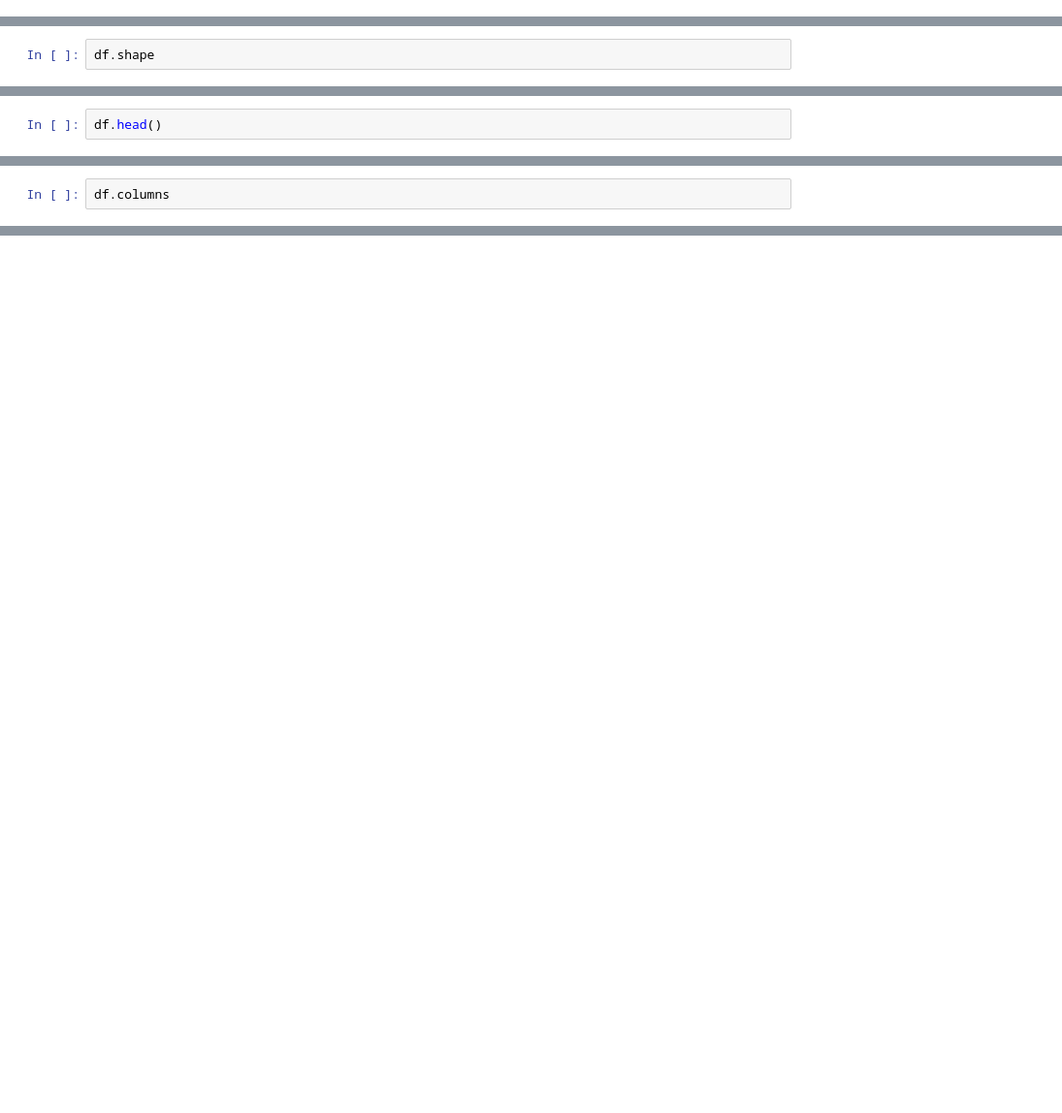
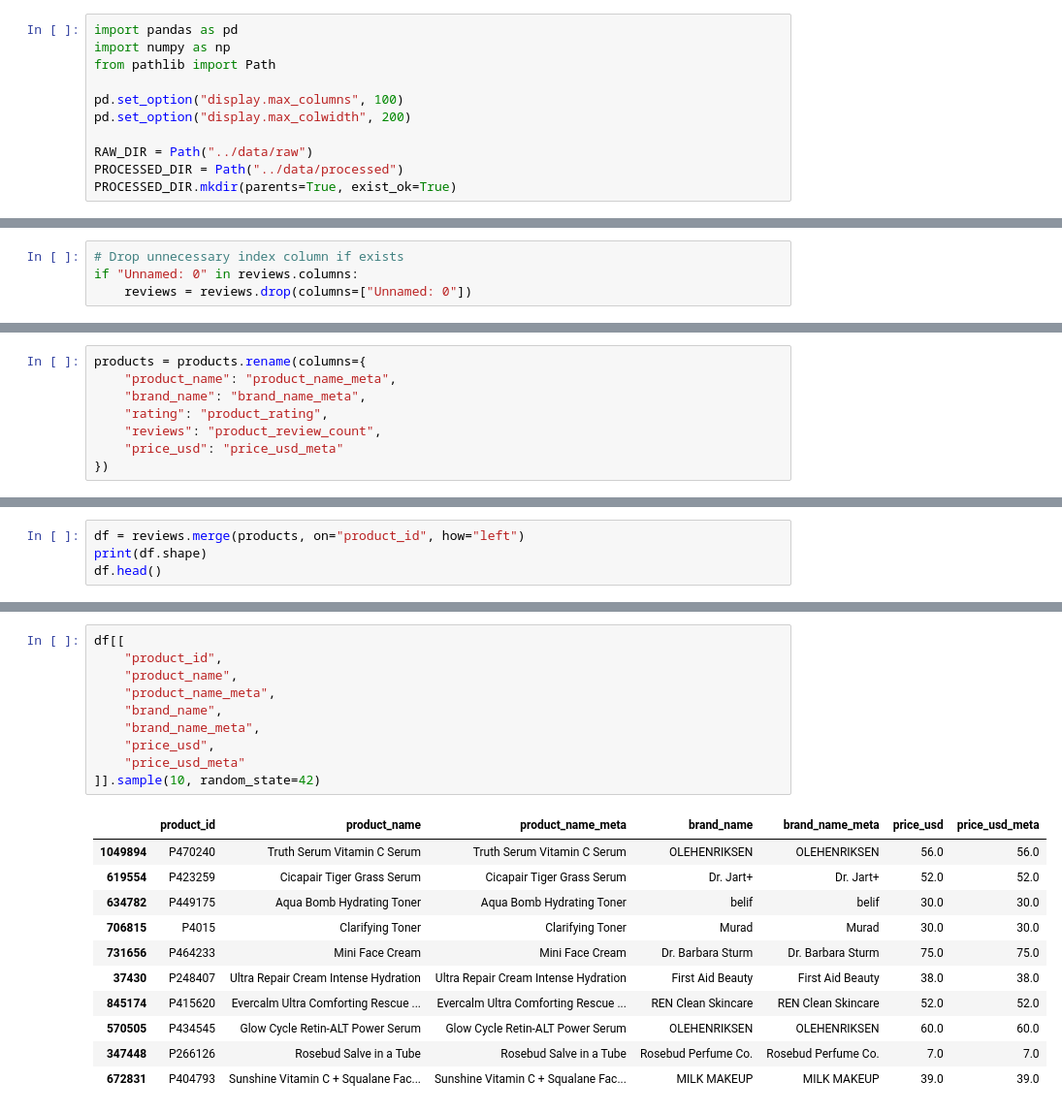
Before and after one commit to buseozgur/Customer-recommendation-model, a Jupyter notebook: notebooks/01_data_understanding.ipynb, the cells around one changed output, grey strips where cells are left out. Shown at 97% size. Drawn from its saved outputs; the diff is of its cells as text; blank space fills up the shorter version.

Commit message:
refactor data preparation and EDA notebooks for master dataset pipeline

```diff
--- a/notebooks/01_data_understanding.ipynb
+++ b/notebooks/01_data_understanding.ipynb
@@ -13,0 +21,11 @@ products.head()
+# %%
+import pandas as pd
+import numpy as np
+from pathlib import Path
+
+pd.set_option("display.max_columns", 100)
+pd.set_option("display.max_colwidth", 200)
+
+RAW_DIR = Path("../data/raw")
+PROCESSED_DIR = Path("../data/processed")
+PROCESSED_DIR.mkdir(parents=True, exist_ok=True)
@@ -103,2 +171,4 @@ df = pd.merge(reviews, products, on="product_id", how="outer")
 # %%
-df.shape
+# Drop unnecessary index column if exists
+if "Unnamed: 0" in reviews.columns:
+    reviews = reviews.drop(columns=["Unnamed: 0"])
@@ -107,2 +180,8 @@ df.shape
 # %%
-df.head()
+products = products.rename(columns={
+    "product_name": "product_name_meta",
+    "brand_name": "brand_name_meta",
+    "rating": "product_rating",
+    "reviews": "product_review_count",
+    "price_usd": "price_usd_meta"
+})
@@ -117,3 +194,5 @@ df.head()
 # %%
-df.columns
+df = reviews.merge(products, on="product_id", how="left")
+print(df.shape)
+df.head()
 # %% [output]
@@ -132,0 +220,22 @@ Index(['author_id', 'rating_x', 'is_recommended', 'helpfulness',
+# %%
+df[[
+    "product_id",
+    "product_name",
+    "product_name_meta",
+    "brand_name",
+    "brand_name_meta",
+    "price_usd",
+    "price_usd_meta"
+]].sample(10, random_state=42)
+# %% [output]
+|  | product_id | product_name | product_name_meta | brand_name | brand_name_meta | price_usd | price_usd_meta |
+| 1049894 | P470240 | Truth Serum Vitamin C Serum | Truth Serum Vitamin C Serum | OLEHENRIKSEN | OLEHENRIKSEN | 56.0 | 56.0 |
+| 619554 | P423259 | Cicapair Tiger Grass Serum | Cicapair Tiger Grass Serum | Dr. Jart+ | Dr. Jart+ | 52.0 | 52.0 |
+| 634782 | P449175 | Aqua Bomb Hydrating Toner | Aqua Bomb Hydrating Toner | belif | belif | 30.0 | 30.0 |
+| 706815 | P4015 | Clarifying Toner | Clarifying Toner | Murad | Murad | 30.0 | 30.0 |
+| 731656 | P464233 | Mini Face Cream | Mini Face Cream | Dr. Barbara Sturm | Dr. Barbara Sturm | 75.0 | 75.0 |
+| 37430 | P248407 | Ultra Repair Cream Intense Hydration | Ultra Repair Cream Intense Hydration | First Aid Beauty | First Aid Beauty | 38.0 | 38.0 |
+| 845174 | P415620 | Evercalm Ultra Comforting Rescue ... | Evercalm Ultra Comforting Rescue ... | REN Clean Skincare | REN Clean Skincare | 52.0 | 52.0 |
+| 570505 | P434545 | Glow Cycle Retin-ALT Power Serum | Glow Cycle Retin-ALT Power Serum | OLEHENRIKSEN | OLEHENRIKSEN | 60.0 | 60.0 |
+| 347448 | P266126 | Rosebud Salve in a Tube | Rosebud Salve in a Tube | Rosebud Perfume Co. | Rosebud Perfume Co. | 7.0 | 7.0 |
+| 672831 | P404793 | Sunshine Vitamin C + Squalane Fac... | Sunshine Vitamin C + Squalane Fac... | MILK MAKEUP | MILK MAKEUP | 39.0 | 39.0 |
```
Also changed, not shown: parts of 62 cells of this notebook, 4 other files.
